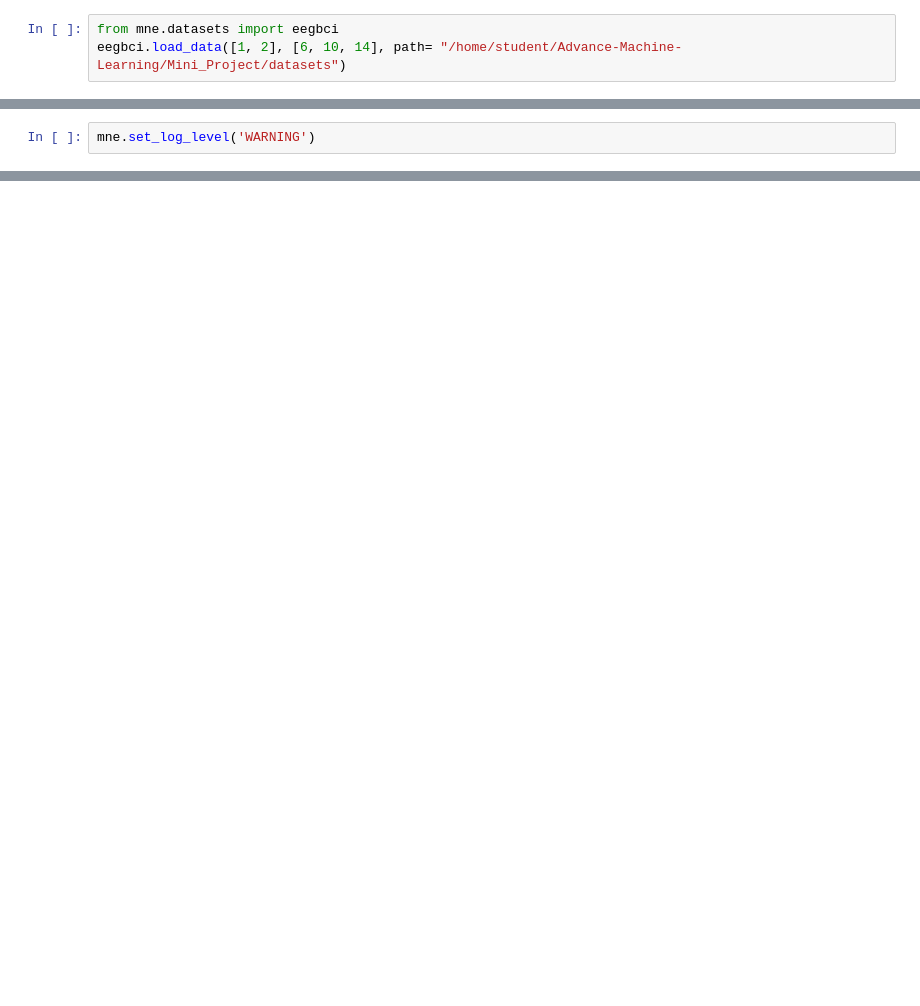
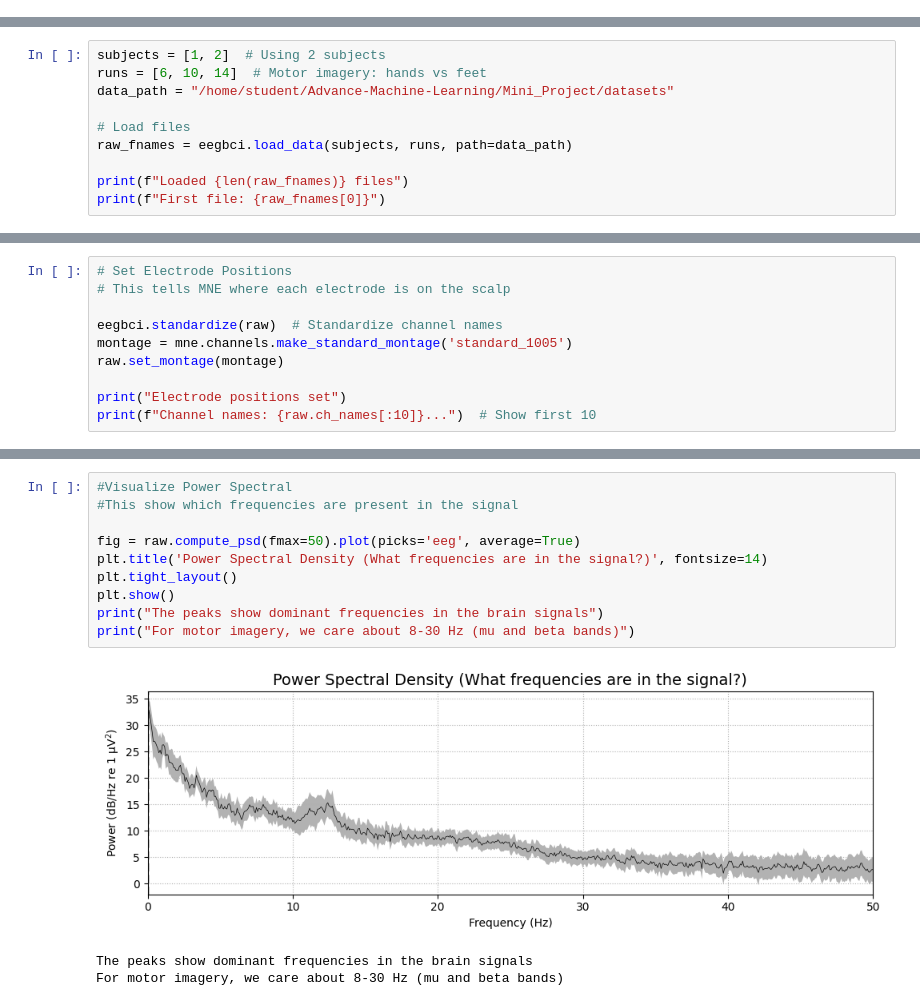
Before and after one commit to ahtashamilyas/Advance-Machine-Learning, a Jupyter notebook: Mini_Project/main.ipynb, the cells around one changed output, grey strips where cells are left out. Saved outputs shown, nothing was run; the diff lists cells and outputs as text; blank space fills up the shorter version.

Commit message:
Apply Basic Operations to clearly Understand the eegbci dataset: Load Dataset, Read - combine - clean - info Dataset, Electrode positions set,  Visualization etc.

```diff
--- a/Mini_Project/main.ipynb
+++ b/Mini_Project/main.ipynb
@@ -65,3 +0,0 @@ CUDA: True
-# %%
-from mne.datasets import eegbci
-eegbci.load_data([1, 2], [6, 10, 14], path= "/home/student/Advance-Machine-Learning/Mini_Project/datasets")
@@ -83,2 +0,0 @@ Download complete in 09m34s (14.7 MB)
-# %%
-mne.set_log_level('WARNING')
@@ -99,0 +7,10 @@ print(raw.info)
+# %%
+subjects = [1, 2]  # Using 2 subjects
+runs = [6, 10, 14]  # Motor imagery: hands vs feet
+data_path = "/home/student/Advance-Machine-Learning/Mini_Project/datasets"
+
+# Load files
+raw_fnames = eegbci.load_data(subjects, runs, path=data_path)
+
+print(f"Loaded {len(raw_fnames)} files")
+print(f"First file: {raw_fnames[0]}")
@@ -99,0 +35,10 @@ print(raw.info)
+# %%
+# Set Electrode Positions
+# This tells MNE where each electrode is on the scalp
+
+eegbci.standardize(raw)  # Standardize channel names
+montage = mne.channels.make_standard_montage('standard_1005')
+raw.set_montage(montage)
+
+print("Electrode positions set")
+print(f"Channel names: {raw.ch_names[:10]}...")  # Show first 10
@@ -99,0 +74,14 @@ print(raw.info)
+# %%
+#Visualize Power Spectral
+#This show which frequencies are present in the signal
+
+fig = raw.compute_psd(fmax=50).plot(picks='eeg', average=True)
+plt.title('Power Spectral Density (What frequencies are in the signal?)', fontsize=14)
+plt.tight_layout()
+plt.show()
+print("The peaks show dominant frequencies in the brain signals")
+print("For motor imagery, we care about 8-30 Hz (mu and beta bands)")
+# %% [output]
+[figure, added]
+The peaks show dominant frequencies in the brain signals
+For motor imagery, we care about 8-30 Hz (mu and beta bands)
```
Also changed, not shown: parts of 13 cells of this notebook.
